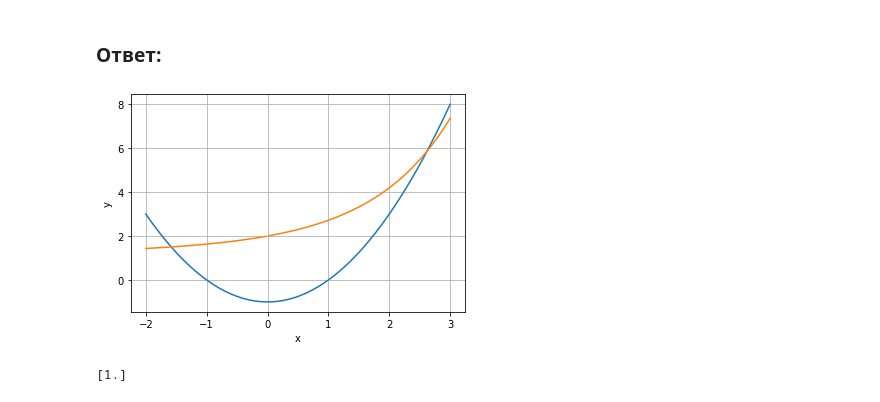
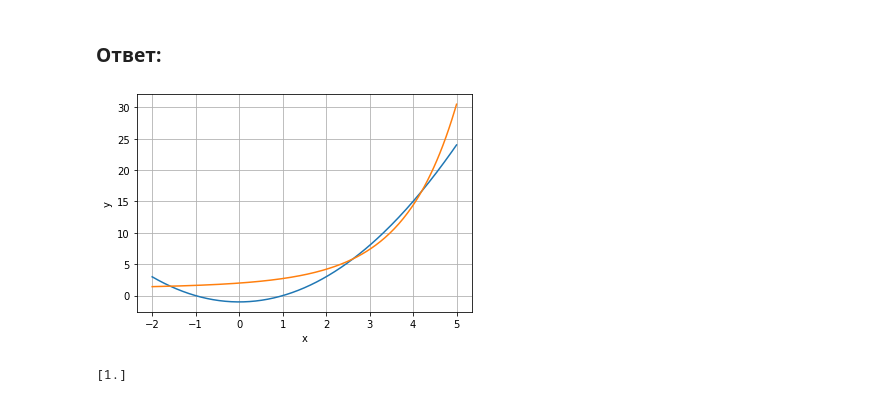
Before and after one commit to VKSi/2019_12_GB_Algebra, a Jupyter notebook: GB Algebra Les_2_3.ipynb, the cells around one changed output. Drawn from its saved outputs; the diff is of its cells as text; code cells hidden in the pictures.

```diff
--- a/GB Algebra Les_2_3.ipynb
+++ b/GB Algebra Les_2_3.ipynb
@@ -357,14 +370,14 @@ print(x1, y1)
 # %% [markdown]
 ### Ответ:
 # %%
-x = np.linspace(-2, 3, 201)
+x = np.linspace(-2, 5, 201)
 plt.plot(x, x**2 -1)
 plt.plot(x, 1 + (np.exp(x) - 1)/x)
 plt.xlabel('x')
 plt.ylabel('y')
 plt.grid(True)
 # %% [output]
-[figure, old version]
+[figure, new version]
 # %%
 def f1(x):
     return x**2 - 1
```
Also changed, not shown: parts of 8 cells of this notebook.
